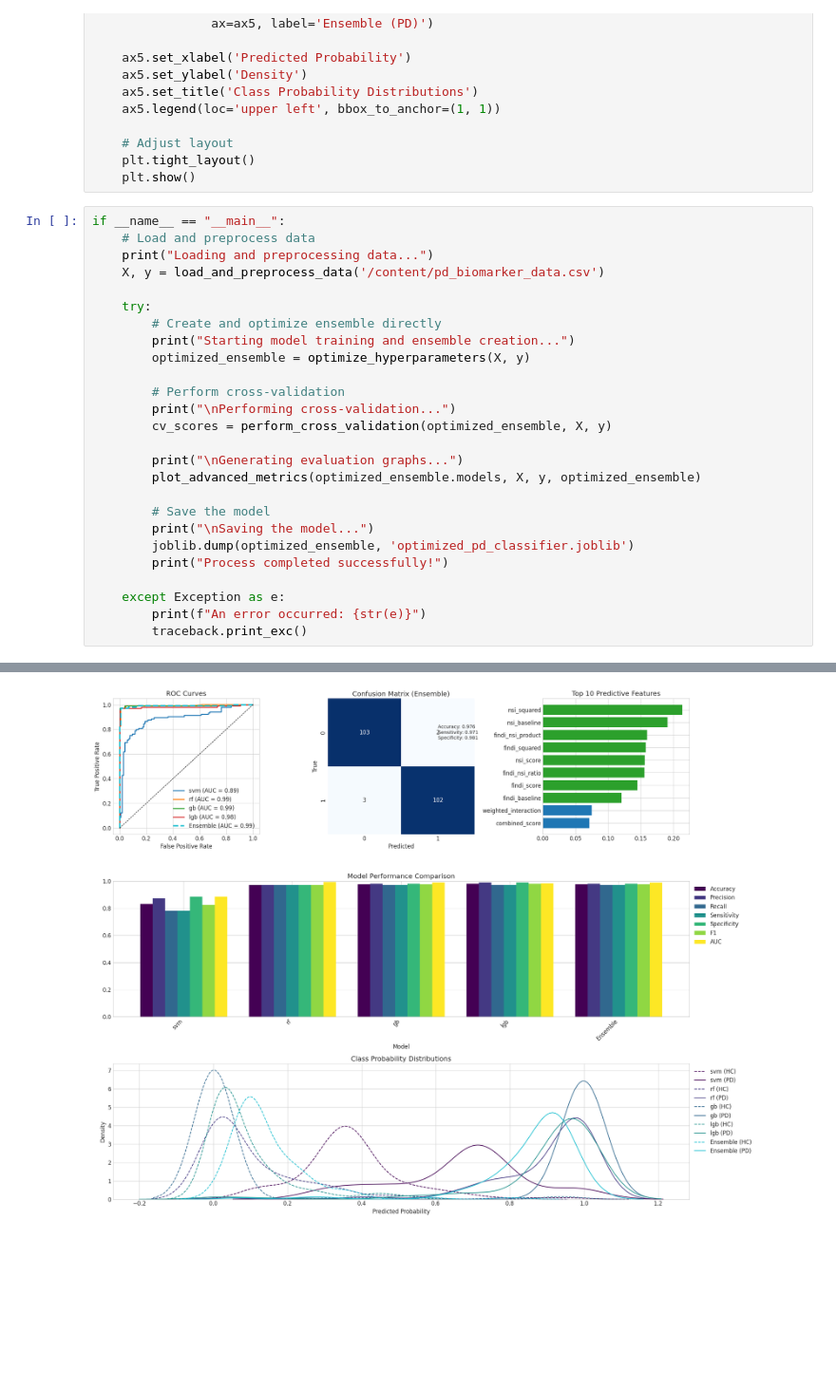
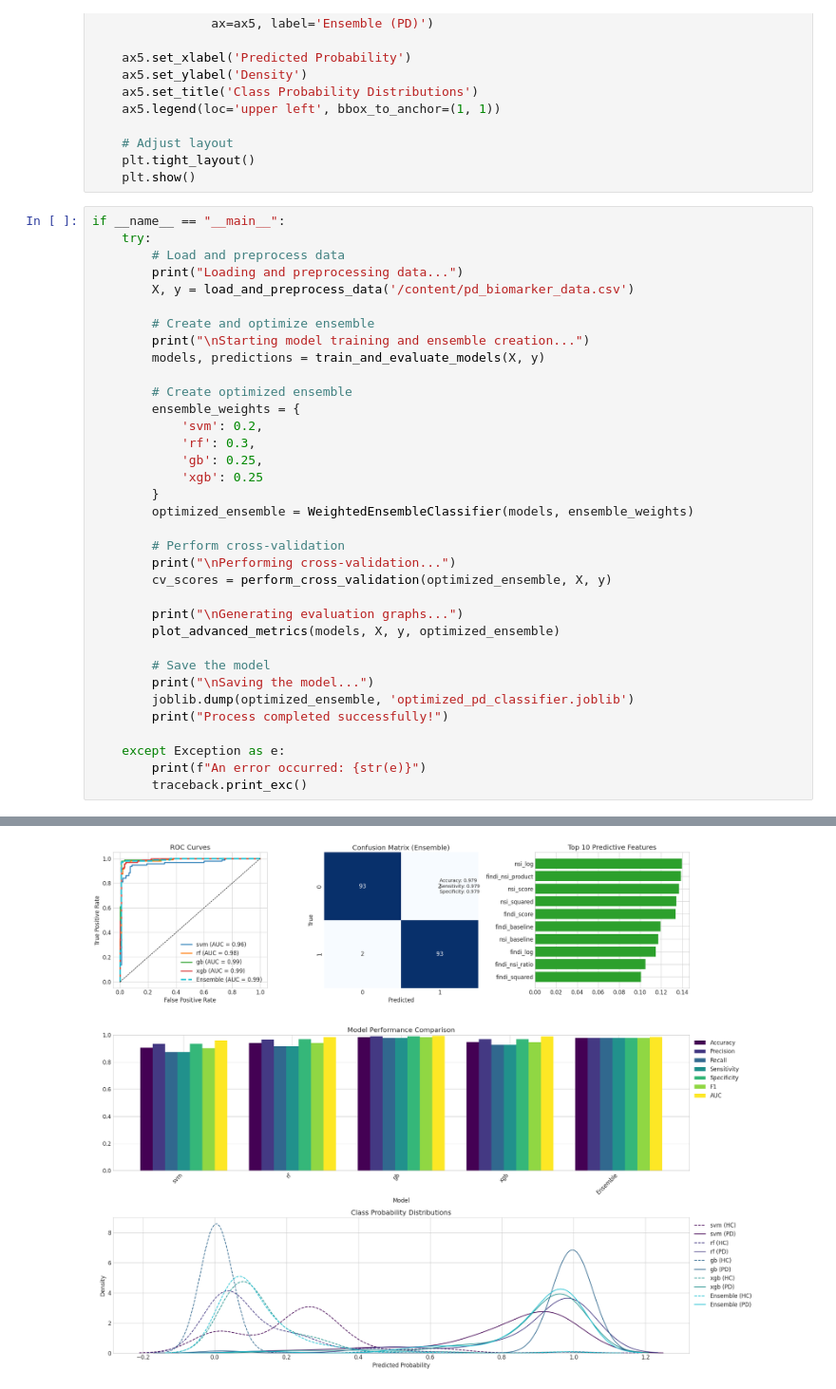
Before and after one commit to NisargOza/NisargOza, a Jupyter notebook: EEG_PD_Model.ipynb, the cells around one changed output, grey strips where cells are left out. Shown: that part at 95% size. Cells and saved outputs as stored; diff of their text form; blank space fills up the shorter version.

Commit message:
Working specificity and sensitivity model

```diff
--- a/EEG_PD_Model.ipynb
+++ b/EEG_PD_Model.ipynb
@@ -424,21 +352,30 @@ def plot_advanced_metrics(models, X, y, ensemble):
     plt.show()
 # %%
 if __name__ == "__main__":
-    # Load and preprocess data
-    print("Loading and preprocessing data...")
-    X, y = load_and_preprocess_data('/content/pd_biomarker_data.csv')
+    try:
+        # Load and preprocess data
+        print("Loading and preprocessing data...")
+        X, y = load_and_preprocess_data('/content/pd_biomarker_data.csv')
 
-    try:
-        # Create and optimize ensemble directly
-        print("Starting model training and ensemble creation...")
-        optimized_ensemble = optimize_hyperparameters(X, y)
+        # Create and optimize ensemble
+        print("\nStarting model training and ensemble creation...")
+        models, predictions = train_and_evaluate_models(X, y)
+
+        # Create optimized ensemble
+        ensemble_weights = {
+            'svm': 0.2,
+            'rf': 0.3,
+            'gb': 0.25,
+            'xgb': 0.25
+        }
+        optimized_ensemble = WeightedEnsembleClassifier(models, ensemble_weights)
 
         # Perform cross-validation
         print("\nPerforming cross-validation...")
         cv_scores = perform_cross_validation(optimized_ensemble, X, y)
 
         print("\nGenerating evaluation graphs...")
-        plot_advanced_metrics(optimized_ensemble.models, X, y, optimized_ensemble)
+        plot_advanced_metrics(models, X, y, optimized_ensemble)
 
         # Save the model
         print("\nSaving the model...")
@@ -482,7 +419,7 @@ WARNING:matplotlib.font_manager:findfont: Font family 'Arial' not found.
 WARNING:matplotlib.font_manager:findfont: Font family 'Arial' not found.
 WARNING:matplotlib.font_manager:findfont: Font family 'Arial' not found.
 WARNING:matplotlib.font_manager:findfont: Font family 'Arial' not found.
 WARNING:matplotlib.font_manager:findfont: Font family 'Arial' not found.
-[figure, old version]
+[figure, new version]
 Saving the model...
 Process completed successfully!
```
Also changed, not shown: parts of 6 cells of this notebook.
